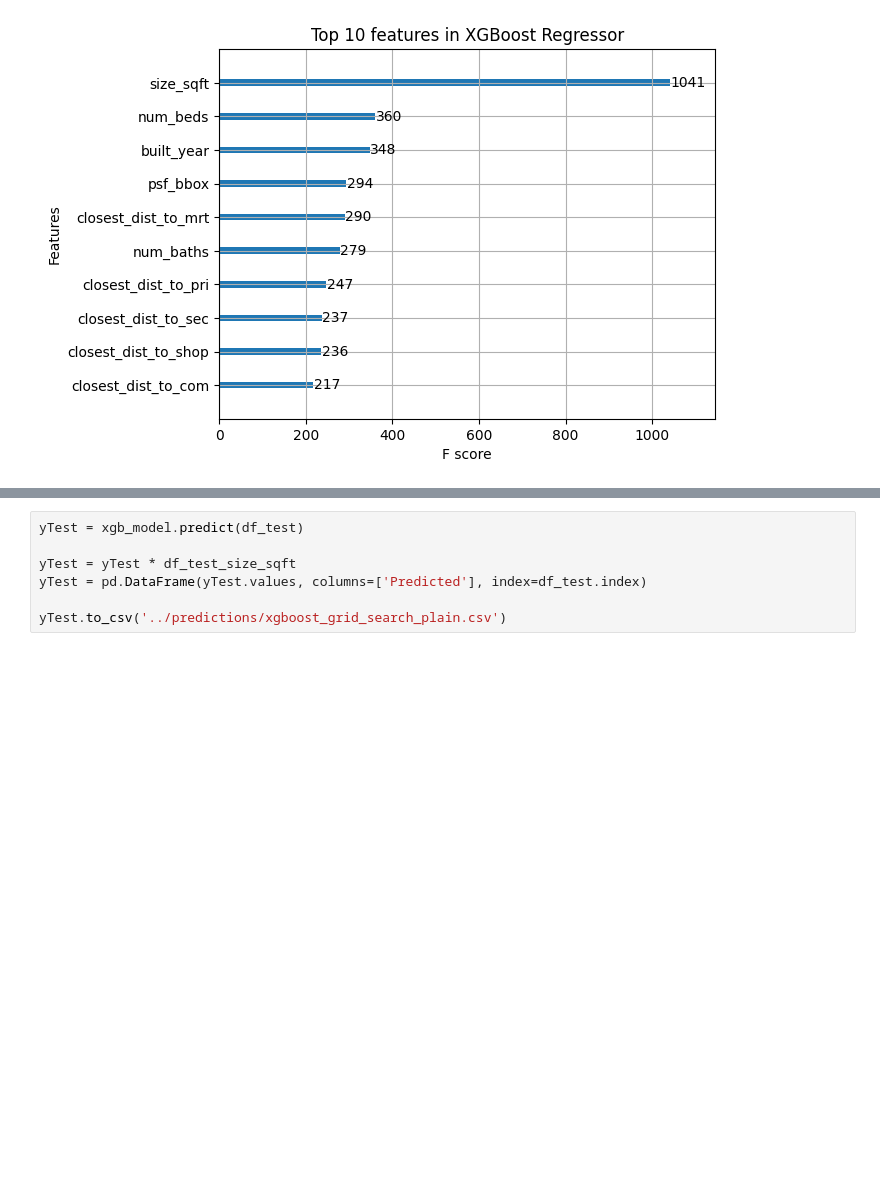
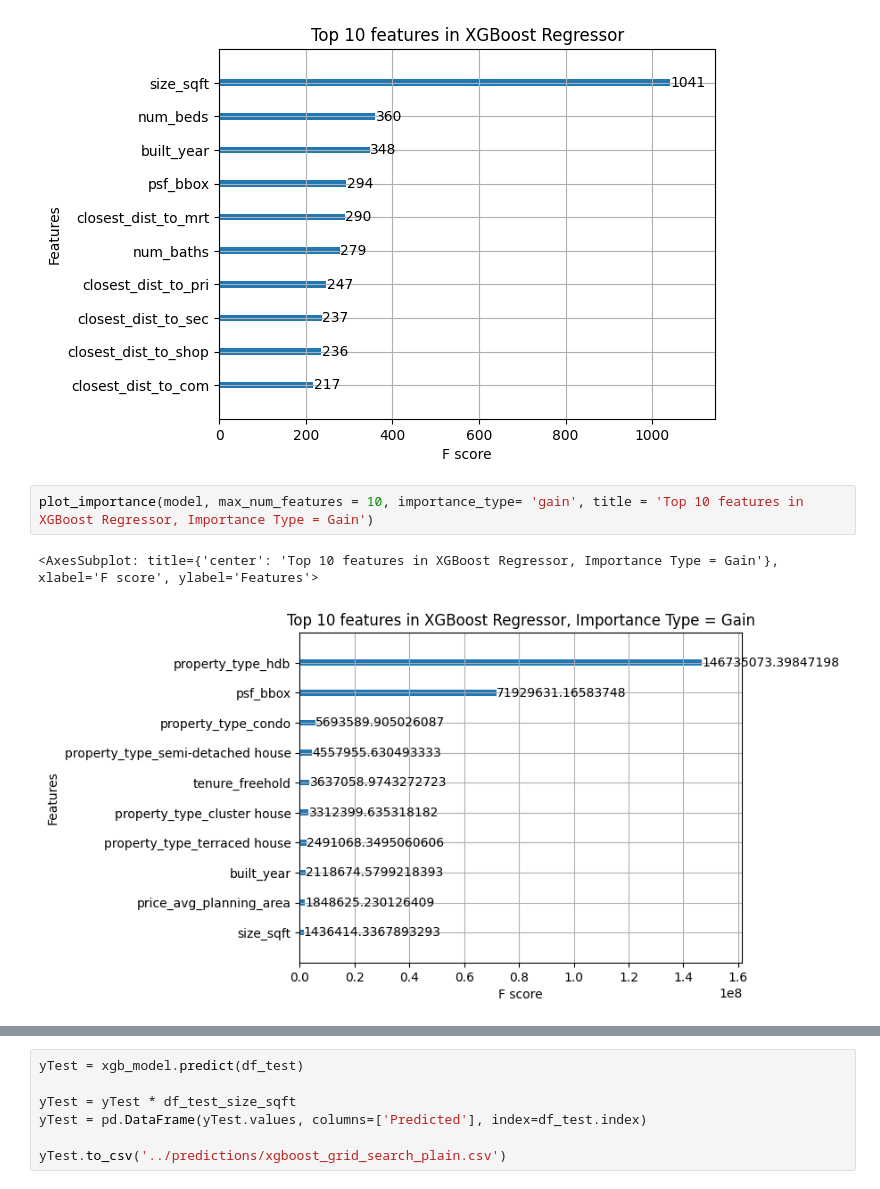
Before and after one commit to nish-d/ParanormalDistribution, a Jupyter notebook: notebooks/modelling_grid_search_xgboost.ipynb, the cells around one changed output, grey strips where cells are left out. Drawn from its saved outputs; the diff is of its cells as text; blank space fills up the shorter version.

```diff
--- a/notebooks/modelling_grid_search_xgboost.ipynb
+++ b/notebooks/modelling_grid_search_xgboost.ipynb
@@ -86,3 +86,8 @@ plot_importance(model, max_num_features = 10, title = 'Top 10 features in XGBoos
 # %% [output]
 <AxesSubplot: title={'center': 'Top 10 features in XGBoost Regressor'}, xlabel='F score', ylabel='Features'>
 [figure]
+# %%
+plot_importance(model, max_num_features = 10, importance_type= 'gain', title = 'Top 10 features in XGBoost Regressor, Importance Type = Gain')
+# %% [output]
+<AxesSubplot: title={'center': 'Top 10 features in XGBoost Regressor, Importance Type = Gain'}, xlabel='F score', ylabel='Features'>
+[figure, added]
```
Also changed, not shown: parts of 1 cell of this notebook, 3 other files.
